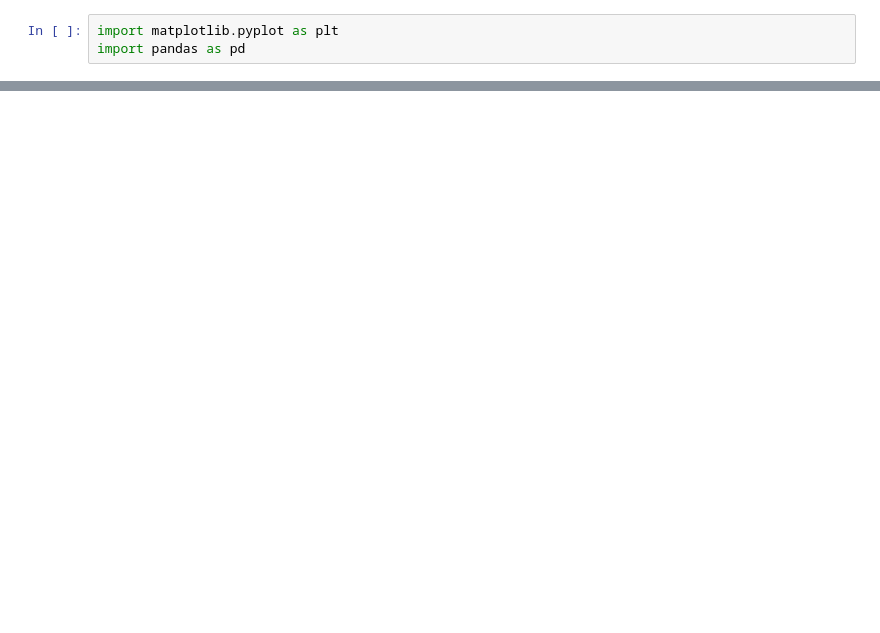
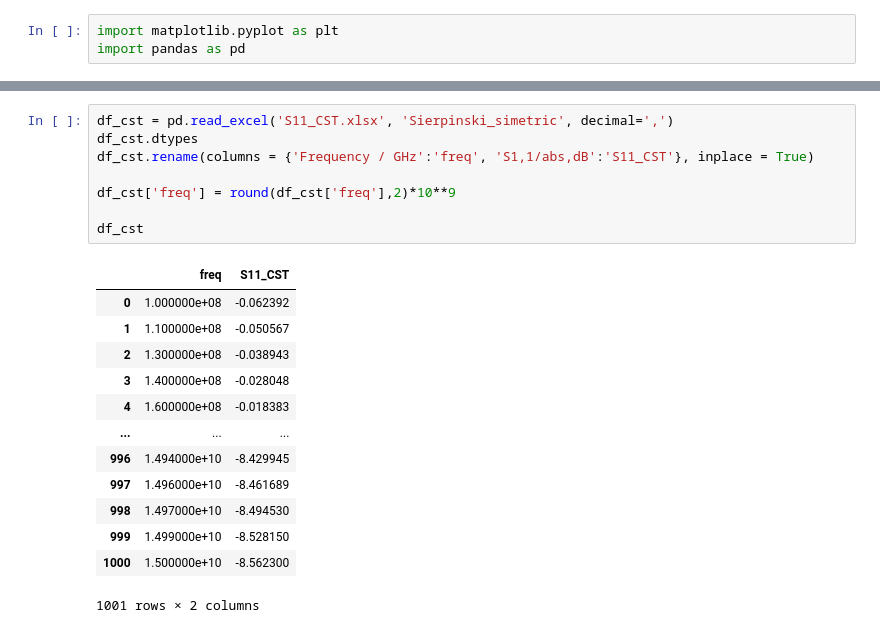
Before and after one commit to stefanorezende/S11_Analysis, a Jupyter notebook: S11_plot_v1.ipynb, the cells around one changed output, grey strips where cells are left out. Cells and saved outputs as stored; diff of their text form; blank space fills up the shorter version.

```diff
--- a/S11_plot_v1.ipynb
+++ b/S11_plot_v1.ipynb
@@ -54,0 +32,22 @@ dtype: object
+# %%
+df_cst = pd.read_excel('S11_CST.xlsx', 'Sierpinski_simetric', decimal=',')
+df_cst.dtypes
+df_cst.rename(columns = {'Frequency / GHz':'freq', 'S1,1/abs,dB':'S11_CST'}, inplace = True)
+
+df_cst['freq'] = round(df_cst['freq'],2)*10**9
+
+df_cst
+# %% [output]
+|  | freq | S11_CST |
+| 0 | 1.000000e+08 | -0.062392 |
+| 1 | 1.100000e+08 | -0.050567 |
+| 2 | 1.300000e+08 | -0.038943 |
+| 3 | 1.400000e+08 | -0.028048 |
+| 4 | 1.600000e+08 | -0.018383 |
+| ... | ... | ... |
+| 996 | 1.494000e+10 | -8.429945 |
+| 997 | 1.496000e+10 | -8.461689 |
+| 998 | 1.497000e+10 | -8.494530 |
+| 999 | 1.499000e+10 | -8.528150 |
+| 1000 | 1.500000e+10 | -8.562300 |
+1001 rows × 2 columns
```
Also changed, not shown: parts of 8 cells of this notebook, 3 other files.
